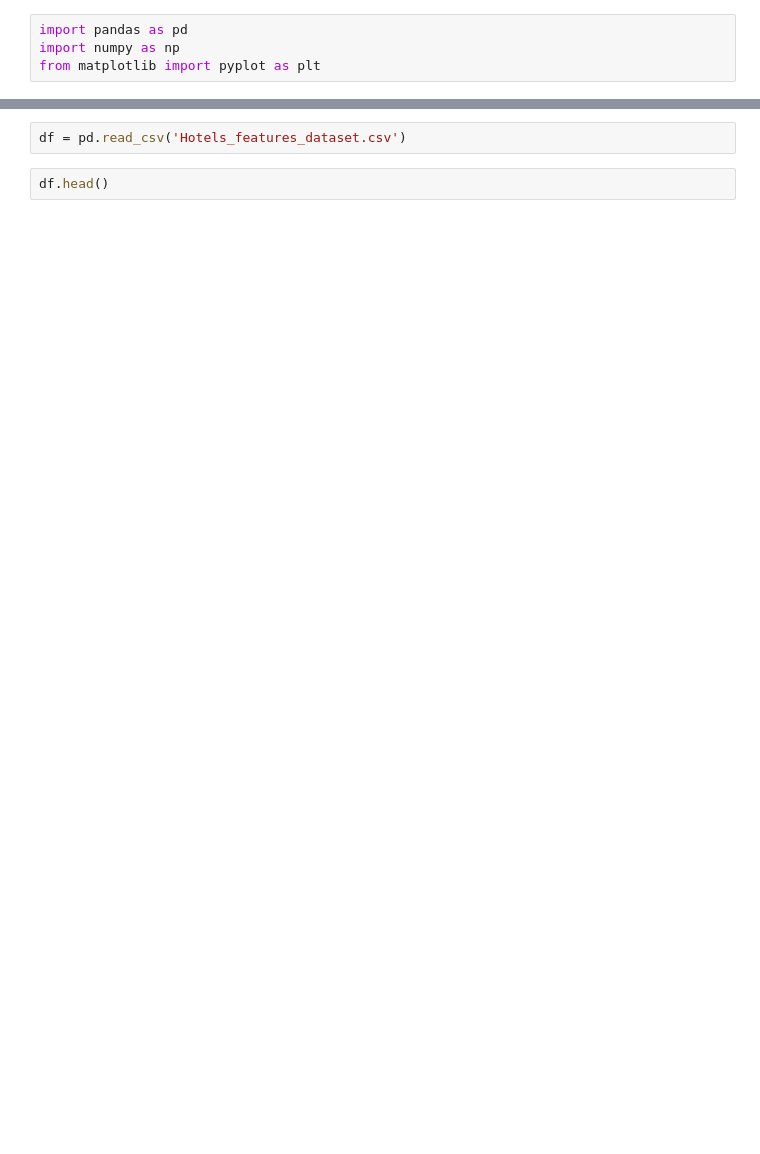
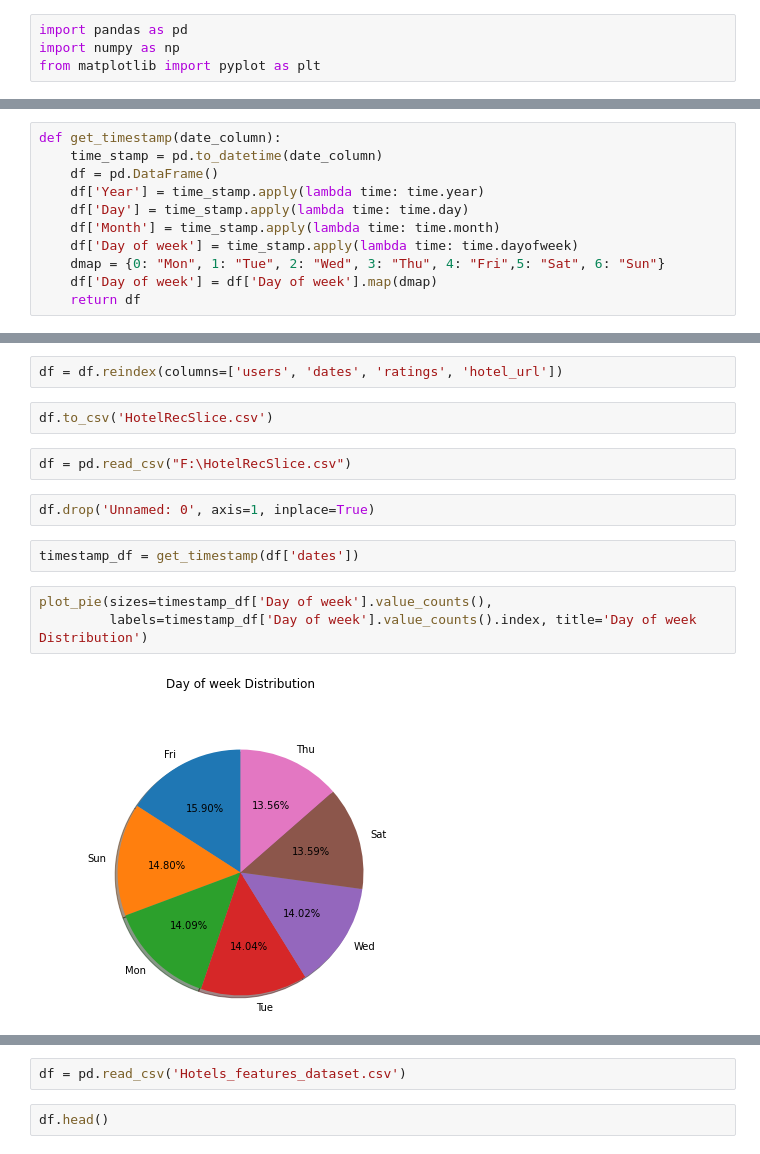
Before and after one commit to Ammar0ah/Itinerary-planning-system, a Jupyter notebook: data_scripts/dataAnalysis.ipynb, the cells around one changed output, grey strips where cells are left out. Drawn from its saved outputs; the diff is of its cells as text; blank space fills up the shorter version.

Commit message:
HotelRec Slice analisys

```diff
--- a/data_scripts/dataAnalysis.ipynb
+++ b/data_scripts/dataAnalysis.ipynb
@@ -4,0 +29,11 @@ from matplotlib import pyplot as plt
+# %%
+def get_timestamp(date_column):
+    time_stamp = pd.to_datetime(date_column)
+    df = pd.DataFrame()
+    df['Year'] = time_stamp.apply(lambda time: time.year)
+    df['Day'] = time_stamp.apply(lambda time: time.day)
+    df['Month'] = time_stamp.apply(lambda time: time.month)
+    df['Day of week'] = time_stamp.apply(lambda time: time.dayofweek)
+    dmap = {0: "Mon", 1: "Tue", 2: "Wed", 3: "Thu", 4: "Fri",5: "Sat", 6: "Sun"}
+    df['Day of week'] = df['Day of week'].map(dmap)
+    return df
@@ -4,0 +78,15 @@ from matplotlib import pyplot as plt
+# %%
+df = df.reindex(columns=['users', 'dates', 'ratings', 'hotel_url'])
+# %%
+df.to_csv('HotelRecSlice.csv')
+# %%
+df = pd.read_csv("F:\HotelRecSlice.csv")
+# %%
+df.drop('Unnamed: 0', axis=1, inplace=True)
+# %%
+timestamp_df = get_timestamp(df['dates'])
+# %%
+plot_pie(sizes=timestamp_df['Day of week'].value_counts(),
+         labels=timestamp_df['Day of week'].value_counts().index, title='Day of week Distribution')
+# %% [output]
+[figure, added]
```
Also changed, not shown: parts of 31 cells of this notebook, 11 other files.
